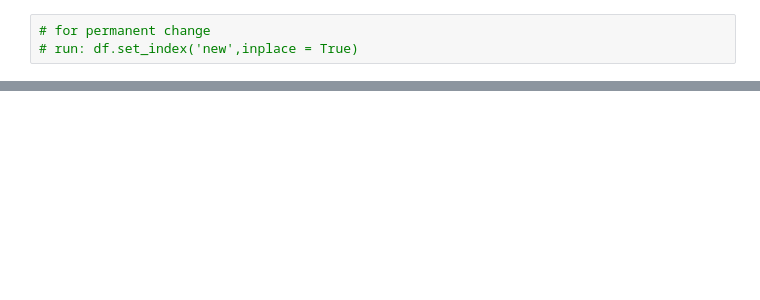
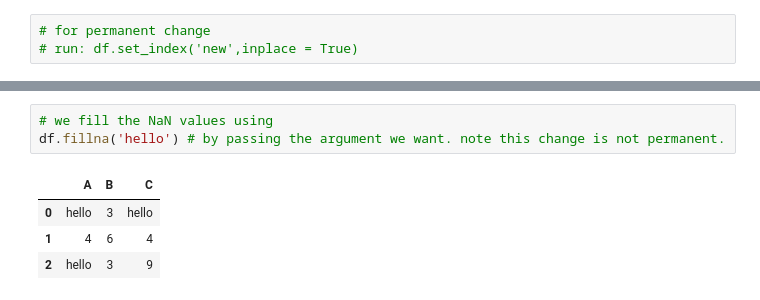
Before and after one commit to SwarupKarmokar/machine_learning_swarup, a Jupyter notebook: Panda_library/Pandas_basics.ipynb, the cells around one changed output, grey strips where cells are left out. Saved outputs shown, nothing was run; the diff lists cells and outputs as text; blank space fills up the shorter version.

```diff
--- a/Panda_library/Pandas_basics.ipynb
+++ b/Panda_library/Pandas_basics.ipynb
@@ -397,0 +472,8 @@ df
+# %%
+# we fill the NaN values using
+df.fillna('hello') # by passing the argument we want. note this change is not permanent.
+# %% [output]
+|  | A | B | C |
+| 0 | hello | 3 | hello |
+| 1 | 4 | 6 | 4 |
+| 2 | hello | 3 | 9 |
```
Also changed, not shown: parts of 44 cells of this notebook.
